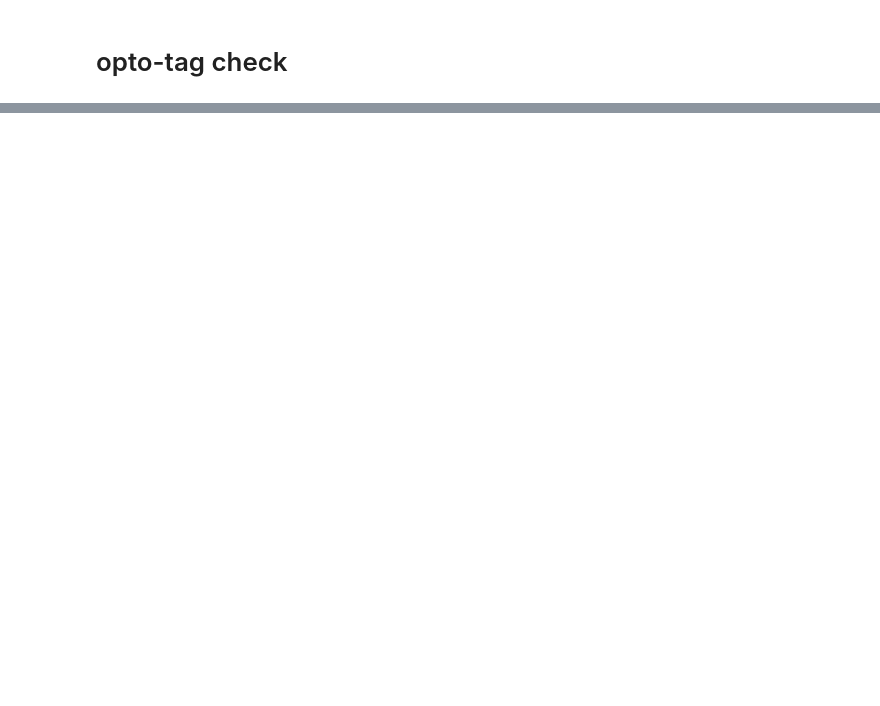
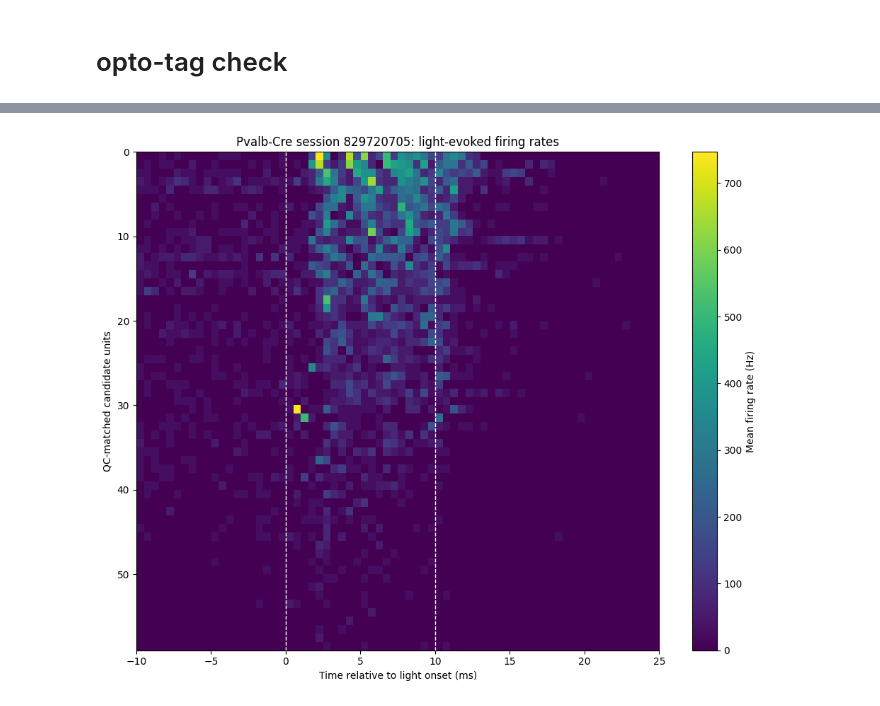
Before and after one commit to KeanuVentura/spikes2slope, a Jupyter notebook: sessionscheck.ipynb, the cells around one changed output, grey strips where cells are left out. Drawn from its saved outputs; the diff is of its cells as text; code cells hidden in the pictures; blank space fills up the shorter version.

Commit message:
single session opto tag

```diff
--- a/sessionscheck.ipynb
+++ b/sessionscheck.ipynb
@@ -292,0 +815,75 @@ display(
+# %%
+
+import matplotlib.pyplot as plt
+
+# QC-matched candidate IDs
+candidate_ids = opto_results.loc[
+    opto_results["matched_candidate"], "unit_id"
+].to_numpy()
+
+bin_edges = np.arange(-0.010, 0.0255, 0.0005)
+trial_starts = opto_trials["start_time"].to_numpy()
+
+response_matrix = np.zeros(
+    (len(candidate_ids), len(bin_edges) - 1)
+)
+
+for i, unit_id in enumerate(candidate_ids):
+    spikes = np.asarray(opto_session.spike_times[unit_id])
+
+    # Align spikes to each 10 ms pulse.
+    for start in trial_starts:
+        aligned = spikes[
+            (spikes >= start + bin_edges[0]) &
+            (spikes < start + bin_edges[-1])
+        ] - start
+
+        response_matrix[i] += np.histogram(
+            aligned, bins=bin_edges
+        )[0]
+
+# Convert counts to mean firing rate (Hz).
+response_matrix /= (
+    len(trial_starts) * np.diff(bin_edges)[0]
+)
+
+# Sort units by their evoked response strength.
+order = np.argsort(
+    response_matrix[
+        :, (bin_edges[:-1] >= 0.001) &
+           (bin_edges[:-1] < 0.009)
+    ].mean(axis=1)
+)[::-1]
+
+response_matrix = response_matrix[order]
+
+fig, ax = plt.subplots(figsize=(10, 8))
+
+im = ax.imshow(
+    response_matrix,
+    aspect="auto",
+    interpolation="nearest",
+    extent=[
+        bin_edges[0] * 1000,
+        bin_edges[-1] * 1000,
+        len(candidate_ids),
+        0
+    ],
+    cmap="viridis"
+)
+
+ax.axvline(0, color="white", linestyle="--", linewidth=1)
+ax.axvline(10, color="white", linestyle="--", linewidth=1)
+
+ax.set_xlabel("Time relative to light onset (ms)")
+ax.set_ylabel("QC-matched candidate units")
+ax.set_title(
+    f"Pvalb-Cre session {test_session_id}: "
+    "light-evoked firing rates"
+)
+
+fig.colorbar(im, ax=ax, label="Mean firing rate (Hz)")
+plt.tight_layout()
+plt.show()
+# %% [output]
+[figure, added]
```
Also changed, not shown: parts of 19 cells of this notebook, 12 other files.
